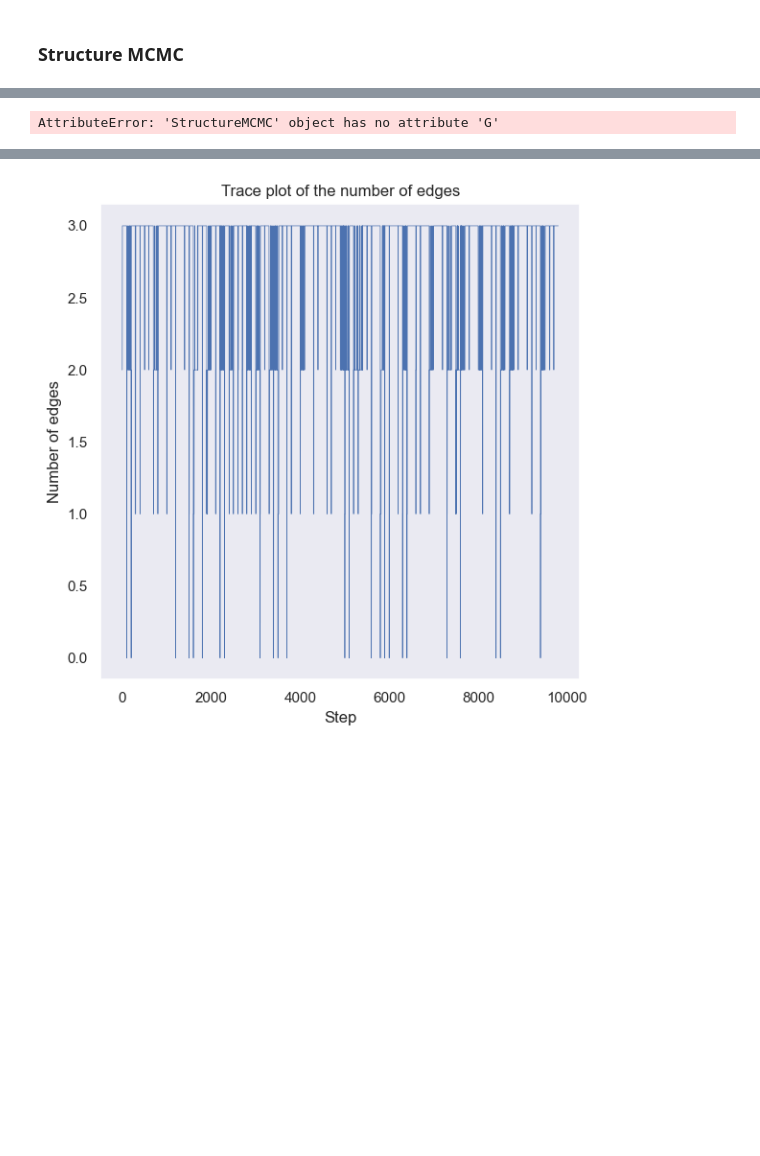
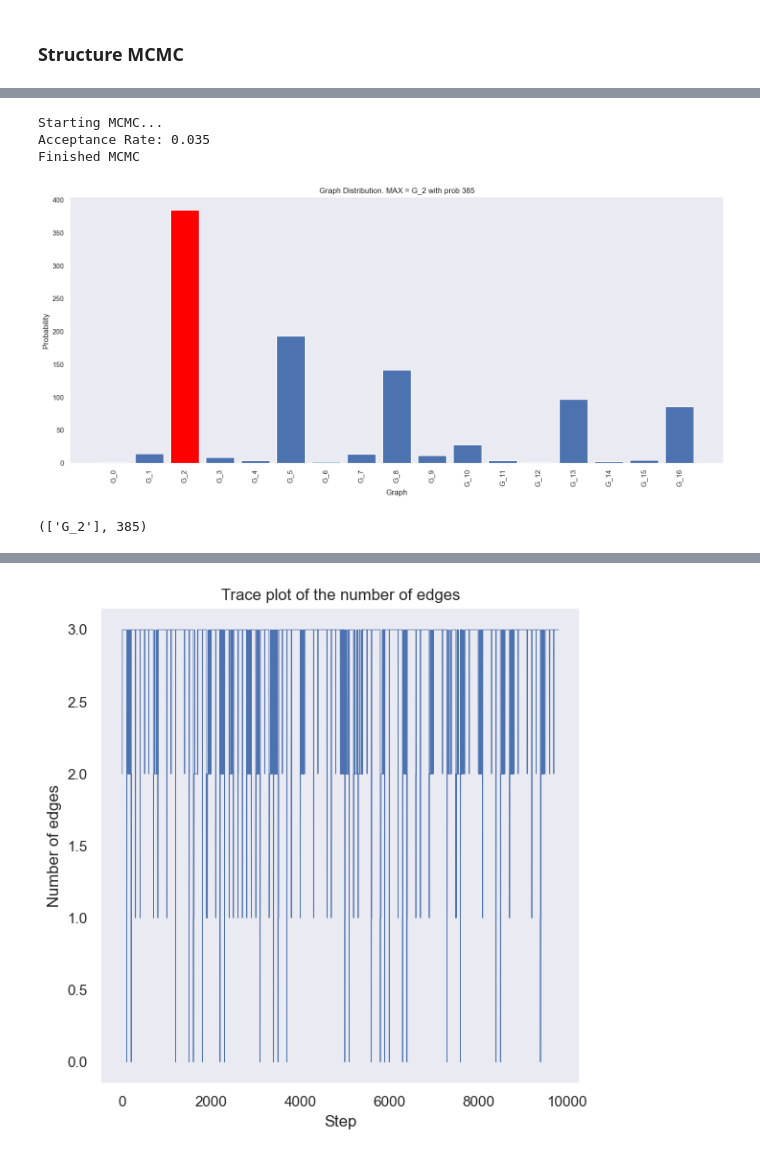
Before and after one commit to catarina-moreira/Structure_Learning_Study, a Jupyter notebook: causal_discovery/structure_mcmc_new.ipynb, the cells around one changed output, grey strips where cells are left out. Cells and saved outputs as stored; diff of their text form; code cells hidden in the pictures; blank space fills up the shorter version.

```diff
--- a/causal_discovery/structure_mcmc_new.ipynb
+++ b/causal_discovery/structure_mcmc_new.ipynb
@@ -77,12 +79,19 @@ plot_graph(empty_graph, title="Initial graph")
 # %%
-NUM_ITERATIONS = 10000
+NUM_ITERATIONS = 1000
 
-
-mcmc = StructureMCMC( DATA, NUM_ITERATIONS, empty_graph, score_function = "Log_Marginal_Likelihood" )
-mcmc.run()
 print("Starting MCMC...")
-#plot_graph(initial_graph, "Starting Graph")
-#posteriors, graph_candidates, Gs, graphs, marginals, operations, my_hash, params = structured_MCMC(DATA, empty_graph, NUM_ITERATIONS, score_function = "Log_Marginal_Likelihood", random_restarts = True, restart_freq=100)
+mcmc = StructureMCMC( DATA, NUM_ITERATIONS, empty_graph, score_function = "Log_Marginal_Likelihood")
+scores_dict = mcmc.run( random_restarts = True, restart_freq=100)
+print( f"Acceptance Rate: {scores_dict['acceptance_rate']}")
 print("Finished MCMC")
 # %% [output]
-AttributeError: 'StructureMCMC' object has no attribute 'G'
+Starting MCMC...
+Acceptance Rate: 0.035
+Finished MCMC
+# %%
+
+graph_distribution, graphs, scores = generate_graph_distribution( scores_dict['graphs'], DATA )
+mcmc_graph_distribution_plot( graph_distribution )
+# %% [output]
+[figure, added]
+(['G_2'], 385)
```
Also changed, not shown: parts of 6 cells of this notebook, 5 other files.
